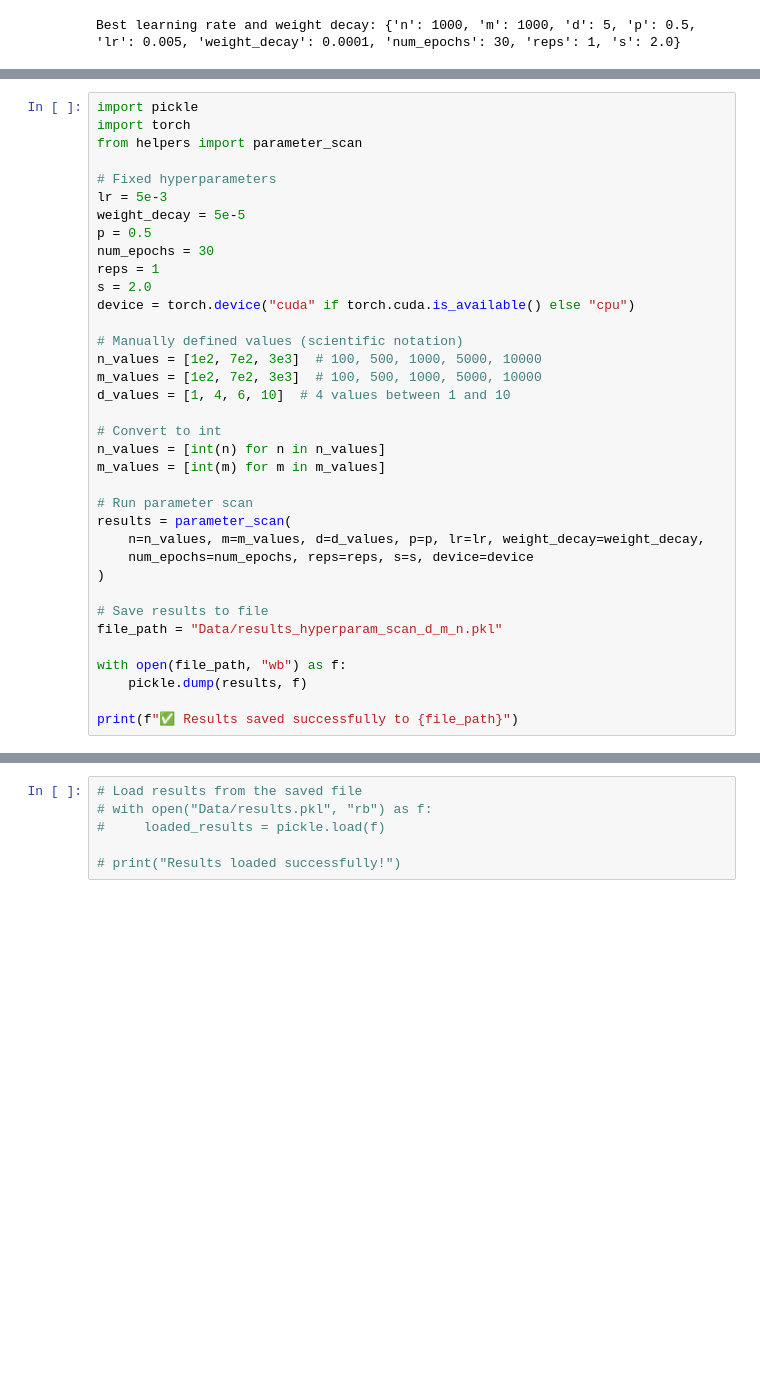
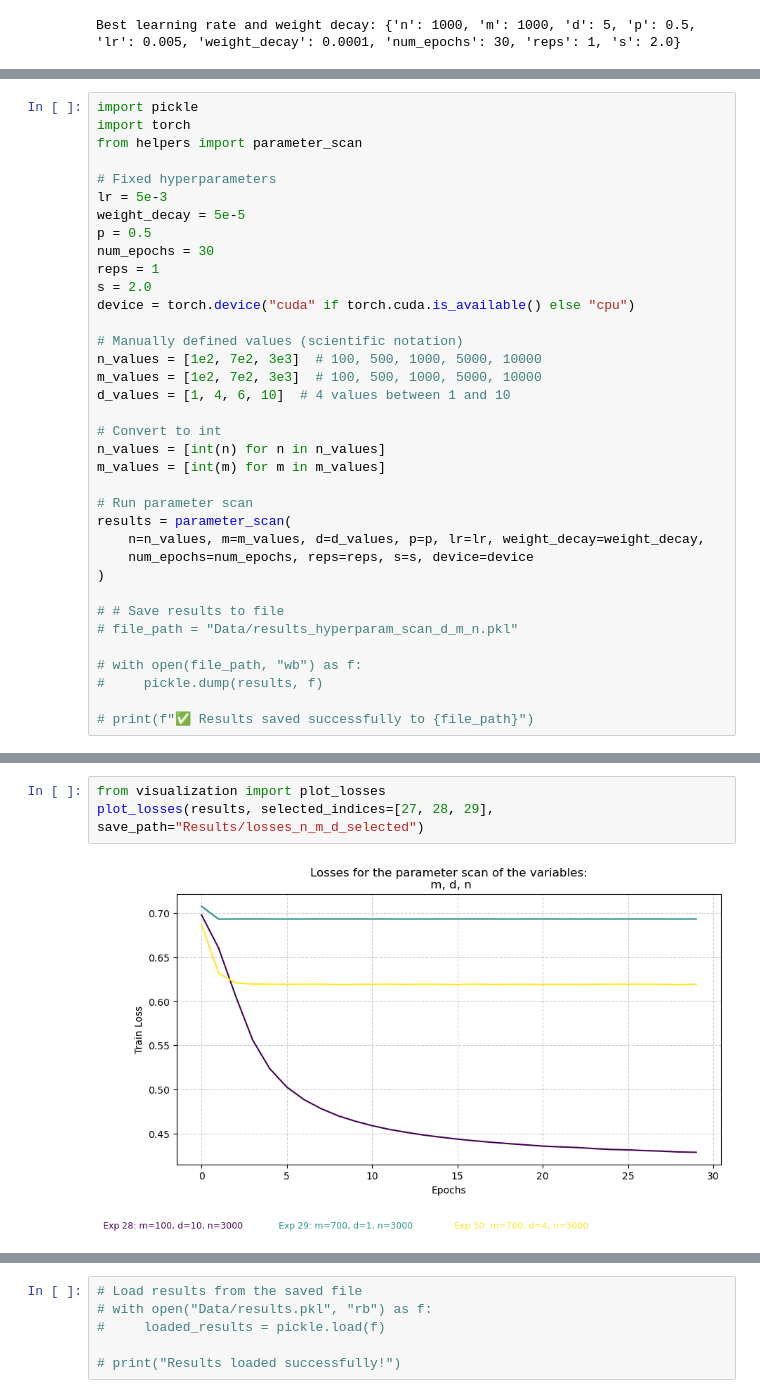
Before and after one commit to MayeulCassier/Matrix-Factorization-With-Comparison-Data, a Jupyter notebook: Parameter_Scan_results.ipynb, the cells around one changed output, grey strips where cells are left out. Cells and saved outputs as stored; diff of their text form; blank space fills up the shorter version.

```diff
--- a/Parameter_Scan_results.ipynb
+++ b/Parameter_Scan_results.ipynb
@@ -283,10 +273,10 @@ results = parameter_scan(
     num_epochs=num_epochs, reps=reps, s=s, device=device
 )
 
-# Save results to file
-file_path = "Data/results_hyperparam_scan_d_m_n.pkl"
+# # Save results to file
+# file_path = "Data/results_hyperparam_scan_d_m_n.pkl"
 
-with open(file_path, "wb") as f:
-    pickle.dump(results, f)
+# with open(file_path, "wb") as f:
+#     pickle.dump(results, f)
 
-print(f"✅ Results saved successfully to {file_path}")
+# print(f"✅ Results saved successfully to {file_path}")
@@ -320,0 +353,5 @@ plot_3d_scatter(results, param_x="n", param_y="m", param_z="d", result_metric="a
+# %%
+from visualization import plot_losses
+plot_losses(results, selected_indices=[27, 28, 29], save_path="Results/losses_n_m_d_selected")
+# %% [output]
+[figure, added]
```
Also changed, not shown: parts of 15 cells of this notebook, 2 other files.
